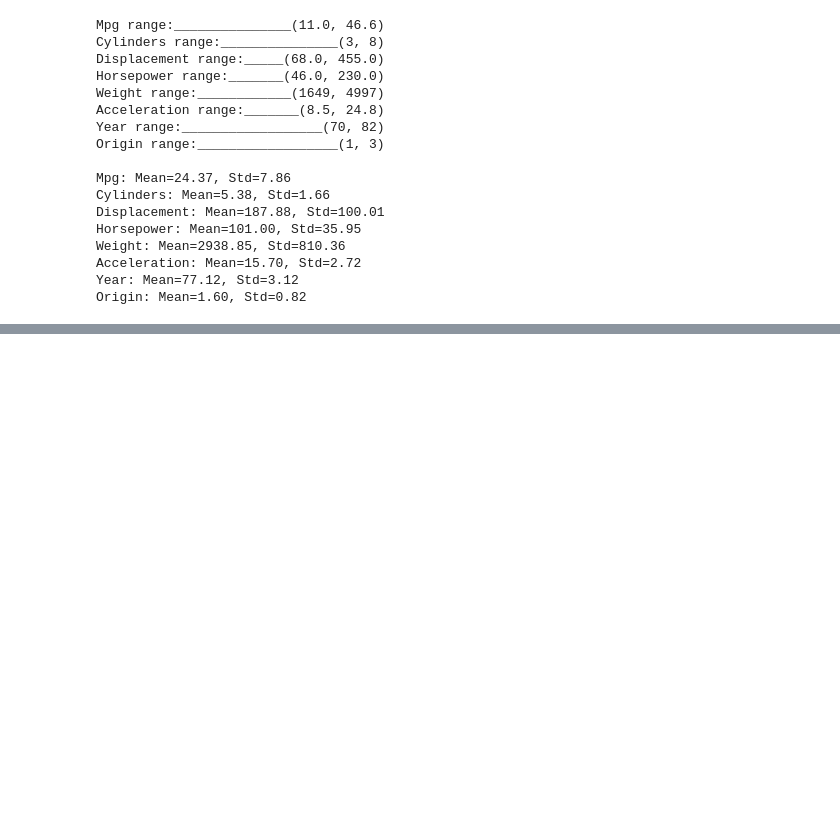
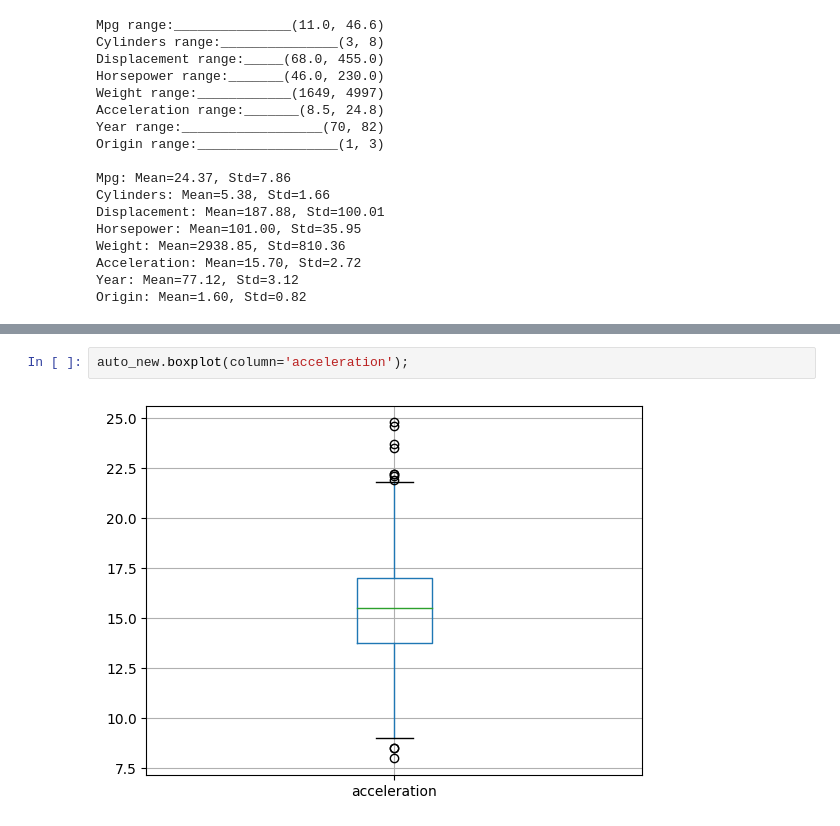
Before and after one commit to deusdevok/ISLP_Python, a Jupyter notebook: Chapter 2/Exercise9.ipynb, the cells around one changed output, grey strips where cells are left out. Drawn from its saved outputs; the diff is of its cells as text; blank space fills up the shorter version.

```diff
--- a/Chapter 2/Exercise9.ipynb
+++ b/Chapter 2/Exercise9.ipynb
@@ -176,0 +205,4 @@ Origin: Mean=1.60, Std=0.82
+# %%
+auto_new.boxplot(column='acceleration');
+# %% [output]
+[figure, added]
```
Also changed, not shown: parts of 7 cells of this notebook, 1 other file.
